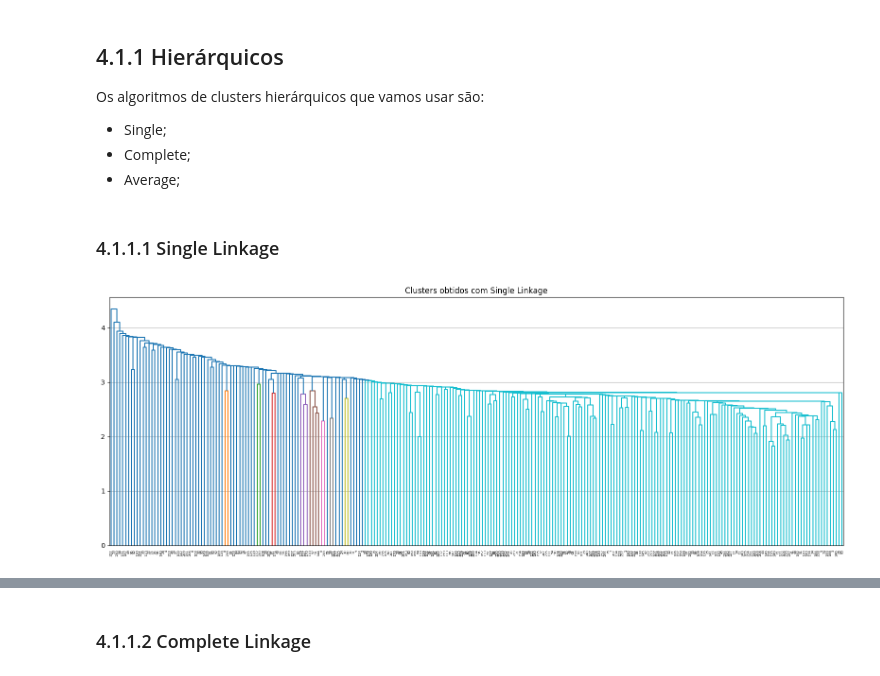
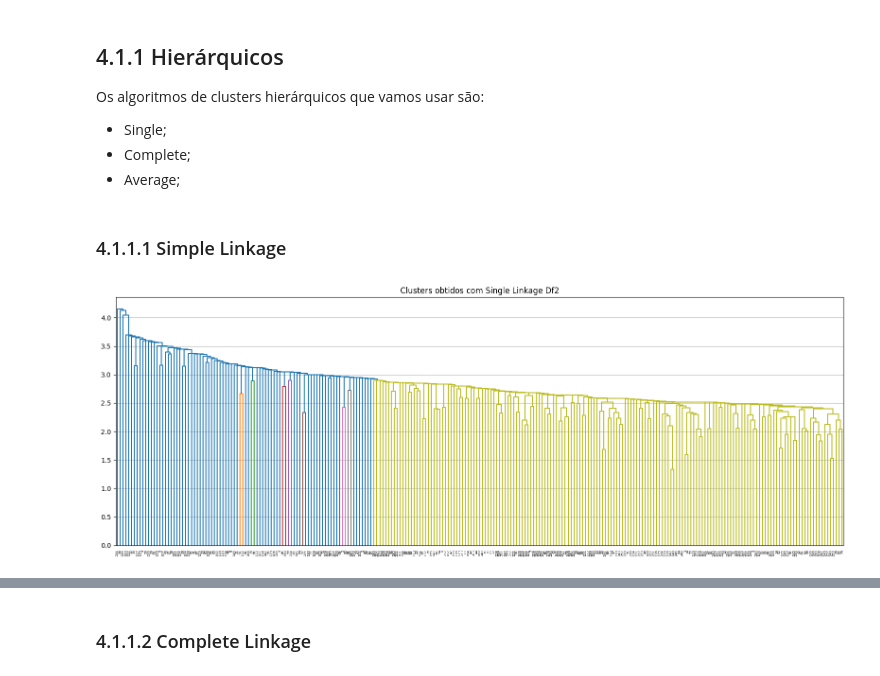
Before and after one commit to jfeiteira/Mini-projeto-do-PCA-e-Cluster, a Jupyter notebook: cluster.ipynb, the cells around one changed output, grey strips where cells are left out. Saved outputs shown, nothing was run; the diff lists cells and outputs as text; code cells hidden in the pictures.

```diff
--- a/cluster.ipynb
+++ b/cluster.ipynb
@@ -732,9 +412,9 @@ plt.show()
 # %% [output]
 [figure]
 # %%
-df_scaled = pd.DataFrame(df_scaled, columns=df_imp_2.columns)
-df_clean_2 = df_scaled.loc[~outliers_mask].reset_index(drop=True)
-X_clean_2 = df_clean.select_dtypes(include=[np.number])
+df_scaled_2 = pd.DataFrame(df_scaled_2, columns=df_imp_2.columns)
+df_clean_2 = df_scaled_2.loc[~outliers_mask].reset_index(drop=True)
+X_clean_2 = df_clean_2.select_dtypes(include=[np.number])
 
 scaler = RobustScaler()
 X_scaled_clean_2 = scaler.fit_transform(X_clean_2)
@@ -780,21 +458,21 @@ Os algoritmos de clusters hierárquicos que vamos usar são:
 - Complete;
 - Average;
 # %% [markdown]
-### 4.1.1.1 Single Linkage
+### 4.1.1.1 Simple Linkage
 # %%
 ## Implementação Single Linkage
 scaler = StandardScaler()
-X_scaled = scaler.fit_transform(df_clean)
+X_scaled = scaler.fit_transform(df_clean_2)
 
-cluster_single = linkage(X_scaled, method='single')
+cluster_single_df2 = linkage(X_scaled, method='single')
 
 plt.figure(figsize=(16,6))
-dendrogram(cluster_single)
-plt.title("Clusters obtidos com Single Linkage")
-plt.savefig("dendrograma_single_linkage.png", dpi=300)
+dendrogram(cluster_single_df2)
+plt.title("Clusters obtidos com Single Linkage Df2")
+plt.savefig("dendrograma_single_linkage_df2.png", dpi=300, bbox_inches='tight')
 plt.grid(axis='y')
 
 plt.tight_layout()
 plt.show()
 # %% [output]
-[figure, old version]
+[figure, new version]
```
Also changed, not shown: parts of 89 cells of this notebook.
